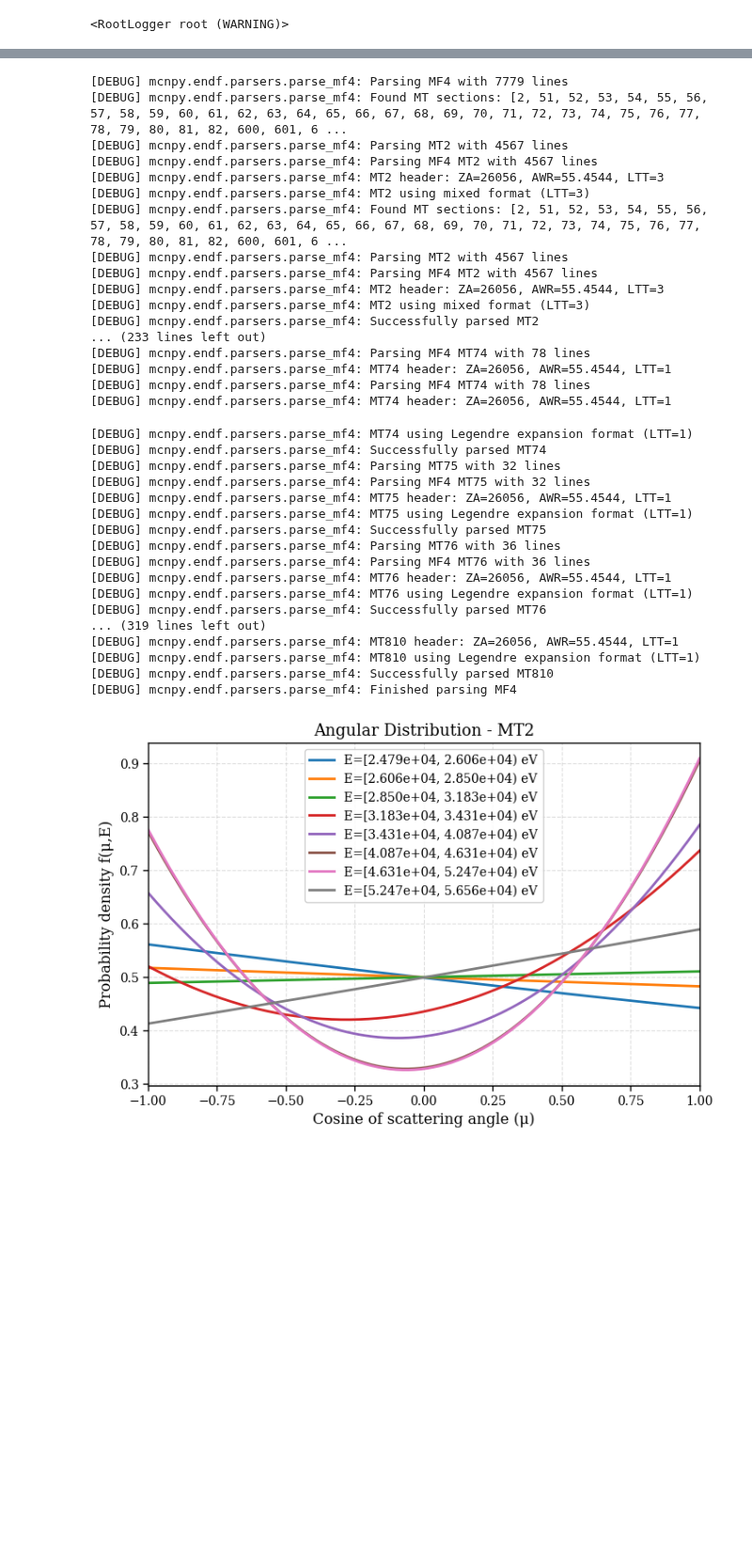
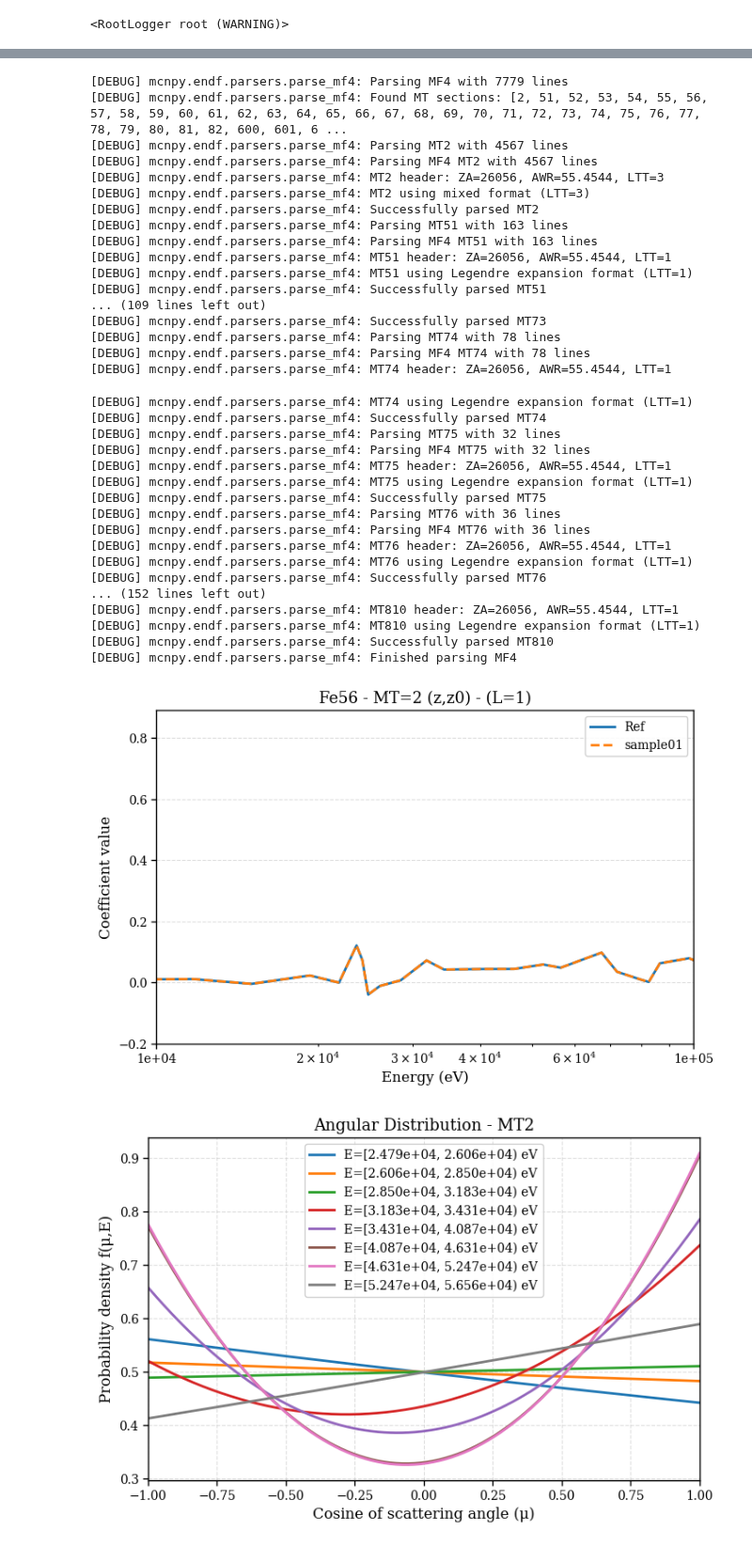
Before and after one commit to monleon96/kika, a Jupyter notebook: mcnpy/endf/classes/mf4/test_plot.ipynb, the cells around one changed output, grey strips where cells are left out. Shown at 94% size. Drawn from its saved outputs; the diff is of its cells as text; code cells hidden in the pictures; blank space fills up the shorter version.

```diff
--- a/mcnpy/endf/classes/mf4/test_plot.ipynb
+++ b/mcnpy/endf/classes/mf4/test_plot.ipynb
@@ -15,9 +54,10 @@ configure_endf_debug_logging(enable=True, level=logging.DEBUG, modules=modules)
 # %%
 # Define file path
 pierre_endf = '/soft_snc/lib/endf/jeff40/neutrons/13-Al-26g.txt'
-Fe56_ednf = '/soft_snc/lib/endf/jeff33/neutrons/26-Fe-56g.jeff33'
+Fe56_endf_jeff33 = '/soft_snc/lib/endf/jeff33/neutrons/26-Fe-56g.jeff33'
+Fe56_endf_jeff40 = '/soft_snc/lib/endf/jeff40/neutrons/26-Fe-56g.txt'
 
-endf = read_endf(Fe56_ednf)
+endf = read_endf(Fe56_endf_jeff33)
 mf4mt2 = endf.mf[4].mt[2]
 # %% [output]
 [DEBUG] mcnpy.endf.parsers.parse_mf4: Parsing MF4 with 7779 lines
@@ -26,17 +66,17 @@ mf4mt2 = endf.mf[4].mt[2]
 [DEBUG] mcnpy.endf.parsers.parse_mf4: Parsing MF4 MT2 with 4567 lines
 [DEBUG] mcnpy.endf.parsers.parse_mf4: MT2 header: ZA=26056, AWR=55.4544, LTT=3
 [DEBUG] mcnpy.endf.parsers.parse_mf4: MT2 using mixed format (LTT=3)
-[DEBUG] mcnpy.endf.parsers.parse_mf4: Found MT sections: [2, 51, 52, 53, 54, 55, 56, 57, 58, 59, 60, 61, 62, 63, 64, 65, 66, 67, 68, 69, 70, 71, 72, 73, 74, 75, 76, 77, 78, 79, 80, 81, 82, 600, 601, 6 ...
-[DEBUG] mcnpy.endf.parsers.parse_mf4: Parsing MT2 with 4567 lines
-[DEBUG] mcnpy.endf.parsers.parse_mf4: Parsing MF4 MT2 with 4567 lines
-[DEBUG] mcnpy.endf.parsers.parse_mf4: MT2 header: ZA=26056, AWR=55.4544, LTT=3
-[DEBUG] mcnpy.endf.parsers.parse_mf4: MT2 using mixed format (LTT=3)
 [DEBUG] mcnpy.endf.parsers.parse_mf4: Successfully parsed MT2
-... (233 lines left out)
+[DEBUG] mcnpy.endf.parsers.parse_mf4: Parsing MT51 with 163 lines
+[DEBUG] mcnpy.endf.parsers.parse_mf4: Parsing MF4 MT51 with 163 lines
+[DEBUG] mcnpy.endf.parsers.parse_mf4: MT51 header: ZA=26056, AWR=55.4544, LTT=1
+[DEBUG] mcnpy.endf.parsers.parse_mf4: MT51 using Legendre expansion format (LTT=1)
+[DEBUG] mcnpy.endf.parsers.parse_mf4: Successfully parsed MT51
+... (109 lines left out)
+[DEBUG] mcnpy.endf.parsers.parse_mf4: Successfully parsed MT73
+[DEBUG] mcnpy.endf.parsers.parse_mf4: Parsing MT74 with 78 lines
 [DEBUG] mcnpy.endf.parsers.parse_mf4: Parsing MF4 MT74 with 78 lines
 [DEBUG] mcnpy.endf.parsers.parse_mf4: MT74 header: ZA=26056, AWR=55.4544, LTT=1
-[DEBUG] mcnpy.endf.parsers.parse_mf4: Parsing MF4 MT74 with 78 lines
-[DEBUG] mcnpy.endf.parsers.parse_mf4: MT74 header: ZA=26056, AWR=55.4544, LTT=1
 [DEBUG] mcnpy.endf.parsers.parse_mf4: MT74 using Legendre expansion format (LTT=1)
 [DEBUG] mcnpy.endf.parsers.parse_mf4: Successfully parsed MT74
 [DEBUG] mcnpy.endf.parsers.parse_mf4: Parsing MT75 with 32 lines
@@ -49,11 +89,24 @@ mf4mt2 = endf.mf[4].mt[2]
 [DEBUG] mcnpy.endf.parsers.parse_mf4: MT76 header: ZA=26056, AWR=55.4544, LTT=1
 [DEBUG] mcnpy.endf.parsers.parse_mf4: MT76 using Legendre expansion format (LTT=1)
 [DEBUG] mcnpy.endf.parsers.parse_mf4: Successfully parsed MT76
-... (319 lines left out)
+... (152 lines left out)
 [DEBUG] mcnpy.endf.parsers.parse_mf4: MT810 header: ZA=26056, AWR=55.4544, LTT=1
 [DEBUG] mcnpy.endf.parsers.parse_mf4: MT810 using Legendre expansion format (LTT=1)
 [DEBUG] mcnpy.endf.parsers.parse_mf4: Successfully parsed MT810
 [DEBUG] mcnpy.endf.parsers.parse_mf4: Finished parsing MF4
+# %%
+plot_legendre_coefficient_comparison(
+    reference_endf = endf,
+    comparison_endfs = [endf01],
+    mt = 2,
+    order = 1,
+    energy_range= (10**4, 10**5),
+    style = 'default',
+    reference_label = 'Ref',
+    comparison_labels = ['sample01'],
+)
+# %% [output]
+[figure, added]
 # %%
 plot_angular_distribution(mf4mt2, energy_indices=(8,15), data_type='legendre', style='default')
 # %% [output]
```
Also changed, not shown: parts of 9 cells of this notebook, 21 other files.
